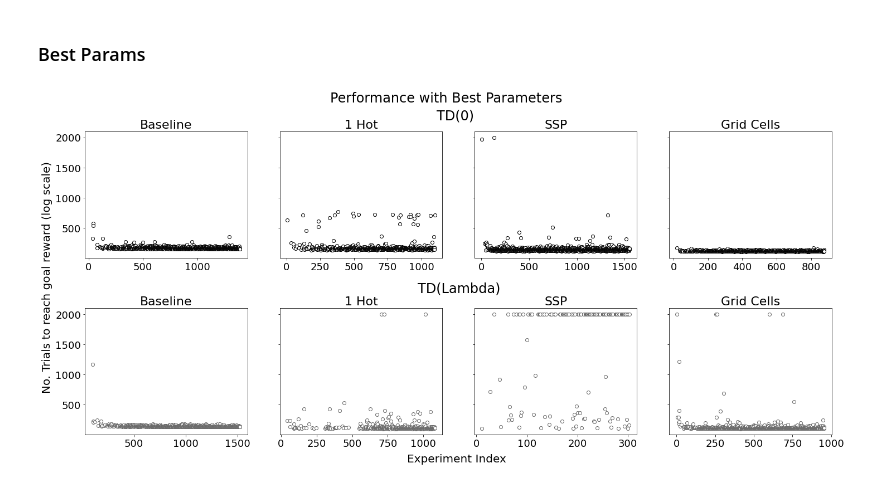
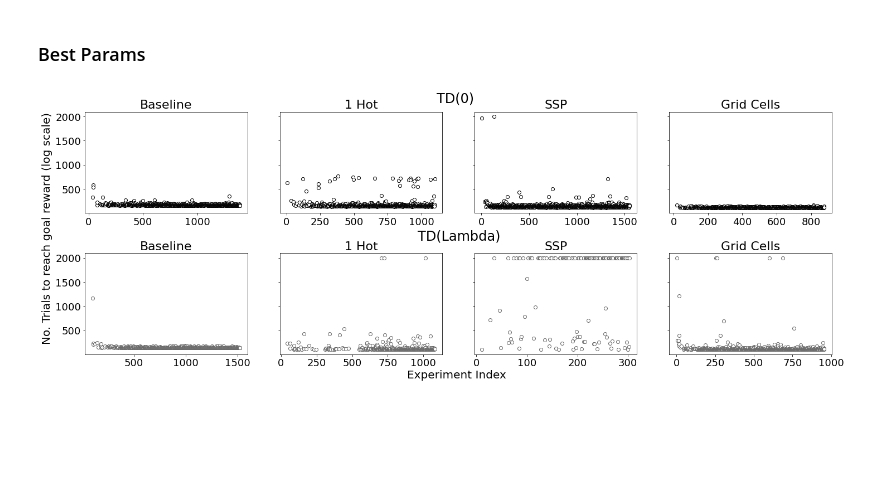
Before and after one commit to maddybartlett/Fast_RL_with_Bio_Based_Reps, a Jupyter notebook: Analysis_Main.ipynb, the cells around one changed output. Saved outputs shown, nothing was run; the diff lists cells and outputs as text; code cells hidden in the pictures; blank space fills up the shorter version.

```diff
--- a/Analysis_Main.ipynb
+++ b/Analysis_Main.ipynb
@@ -897,8 +897,8 @@ fig.savefig("./figures/nni_combined_optim.pdf", bbox_inches="tight")
 # %% [markdown]
 ### Best Params
 # %%
-fig, ((ax1, ax2, ax3, ax4), (ax5, ax6, ax7, ax8)) = plt.subplots(2, 4, figsize=(24,10), sharey=True)
-fig.suptitle('Performance with Best Parameters', fontsize=24)
+fig, ((ax1, ax2, ax3, ax4), (ax5, ax6, ax7, ax8)) = plt.subplots(2, 4, figsize=(24,8), sharey=True)
+#fig.suptitle('Performance with Best Parameters', fontsize=24)
 fig.text(0.49, 0.91, "TD(0)", fontsize = 24)
 
 ax1.scatter(in_range_base.index, in_range_base['goal_reached'], color = 'white', edgecolors = 'black')
@@ -928,31 +928,31 @@ ax4.tick_params(labelsize = 18)
 fig.text(0.47, 0.48, "TD(Lambda)", fontsize = 24)
 
 ax5.scatter(in_range_lam_base.index, in_range_lam_base['goal_reached'], color = 'white', edgecolors = 'dimgrey')
 ax5.set_title('Baseline', fontsize=22)
 ax5.tick_params(labelsize=18)
 #ax5.set_yscale('log')
 
 ax6.scatter(in_range_lam_1h.index, in_range_lam_1h['goal_reached'], color = 'white', edgecolors = 'dimgrey')
 ax6.set_title('1 Hot', fontsize=22)
 ax6.tick_params(labelsize=18)
 #ax6.set_yscale('log')
 
 ax7.scatter(in_range_lam_ssp.index, in_range_lam_ssp['goal_reached'], color = 'white', edgecolors = 'dimgrey')
 ax7.set_title('SSP', fontsize=22)
 ax7.set_xlabel('Experiment Index', fontsize=20)
 ax7.xaxis.set_label_coords(-.11, -.15)
 ax7.tick_params(labelsize=18)
 #ax7.set_yscale('log')
 
 ax8.scatter(in_range_lam_grid.index, in_range_lam_grid['goal_reached'], color = 'white', edgecolors = 'dimgrey')
 ax8.set_title('Grid Cells', fontsize=22)
 #ax8.set_xlabel('Experiment index', fontsize=14)
 ax8.tick_params(labelsize=18)
 #ax4.set_yscale('log')
 
 plt.subplots_adjust(hspace=0.4)
 
 ## Save figure
 fig.savefig("./figures/nni_combined_bestparams.pdf", bbox_inches="tight")
 # %% [output]
-[figure, old version]
+[figure, new version]
```
Also changed, not shown: parts of 1 cell of this notebook, 1 other file.
